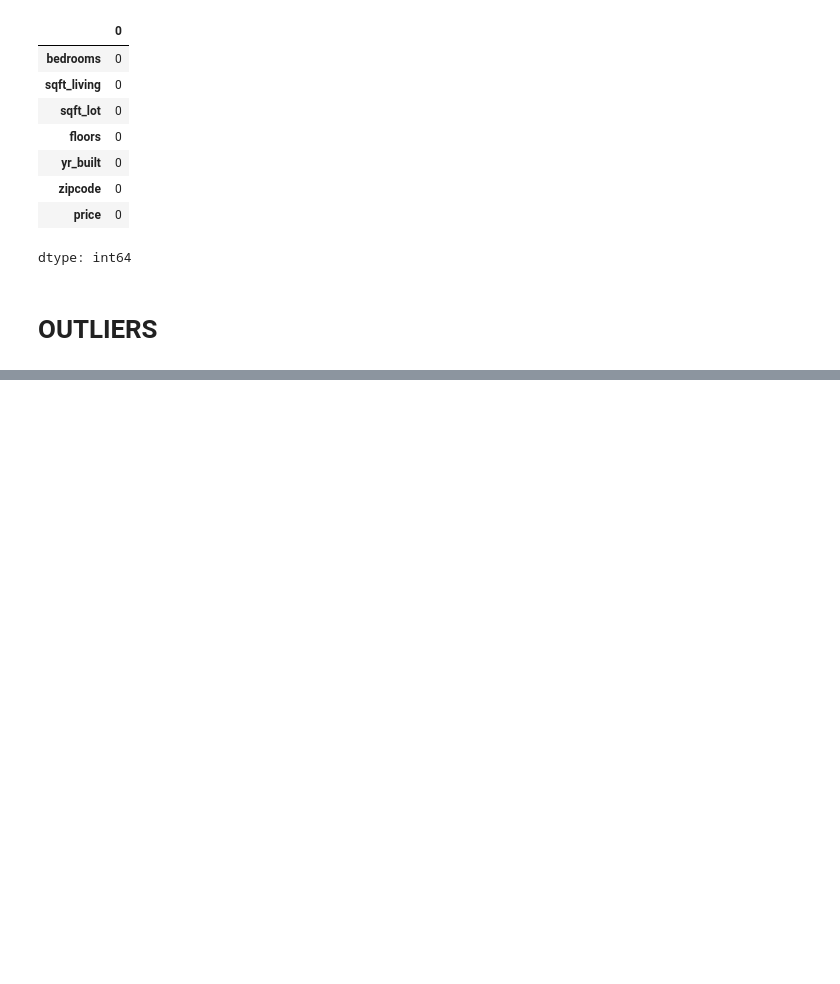
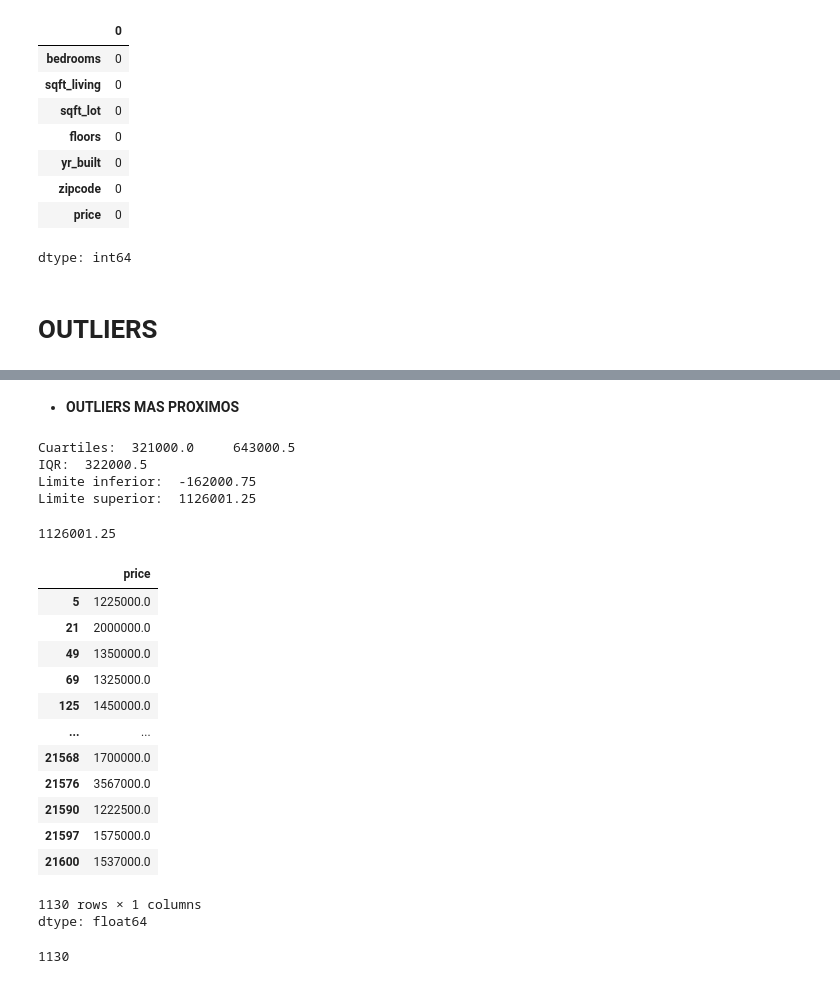
Before and after one commit to SonikoKatsura/CURSO_PARO_IA, a Jupyter notebook: Rober_IA/Modulo2/eda_house_COMPLETO_SOLUCION.ipynb, the cells around one changed output, grey strips where cells are left out. Drawn from its saved outputs; the diff is of its cells as text; code cells hidden in the pictures; blank space fills up the shorter version.

```diff
--- a/Rober_IA/Modulo2/eda_house_COMPLETO_SOLUCION.ipynb
+++ b/Rober_IA/Modulo2/eda_house_COMPLETO_SOLUCION.ipynb
@@ -458,0 +546,45 @@ len(df_house[df_house.sqft_living > 4100])
+# %%
+idx1 = df_house[df_house.sqft_living>8000].index
+
+df_house.drop(index=idx1, inplace=True)
+# %%
+idx2 = df_house[df_house.sqft_lot>0.55e6].index
+
+df_house.drop(index=idx2, inplace=True)
+# %%
+idx3 = df_house[df_house.price>4e6].index
+
+df_house.drop(index=idx3, inplace=True)
+# %% [markdown]
+- **OUTLIERS MAS PROXIMOS**
+# %%
+lim_inf, lim_sup = calculos_boxplot(df_house.price)
+
+lim_sup
+# %% [output]
+Cuartiles:  321000.0     643000.5
+IQR:  322000.5
+Limite inferior:  -162000.75
+Limite superior:  1126001.25
+1126001.25
+# %%
+df_house.price[(df_house.price>lim_sup) & (df_house.price<4e6)]
+# %% [output]
+|  | price |
+| 5 | 1225000.0 |
+| 21 | 2000000.0 |
+| 49 | 1350000.0 |
+| 69 | 1325000.0 |
+| 125 | 1450000.0 |
+| ... | ... |
+| 21568 | 1700000.0 |
+| 21576 | 3567000.0 |
+| 21590 | 1222500.0 |
+| 21597 | 1575000.0 |
+| 21600 | 1537000.0 |
+1130 rows × 1 columns
+dtype: float64
+# %%
+len(df_house.price[(df_house.price>lim_sup) & (df_house.price<4e6)])
+# %% [output]
+1130
```
Also changed, not shown: parts of 34 cells of this notebook, 4 other files.
